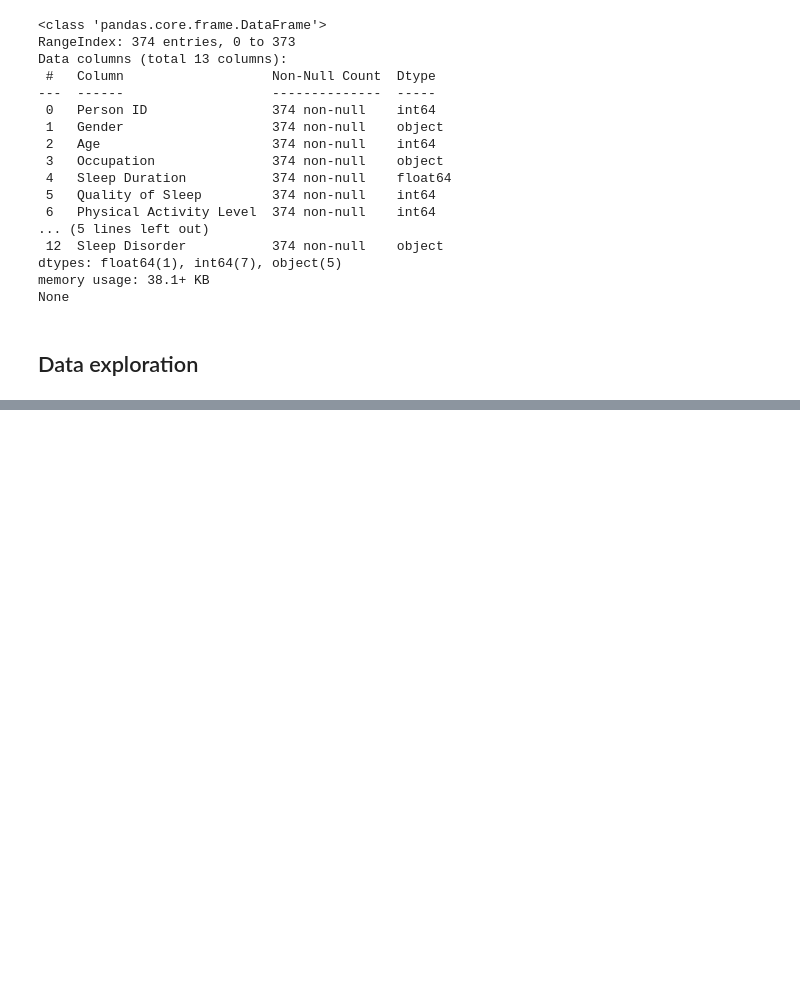
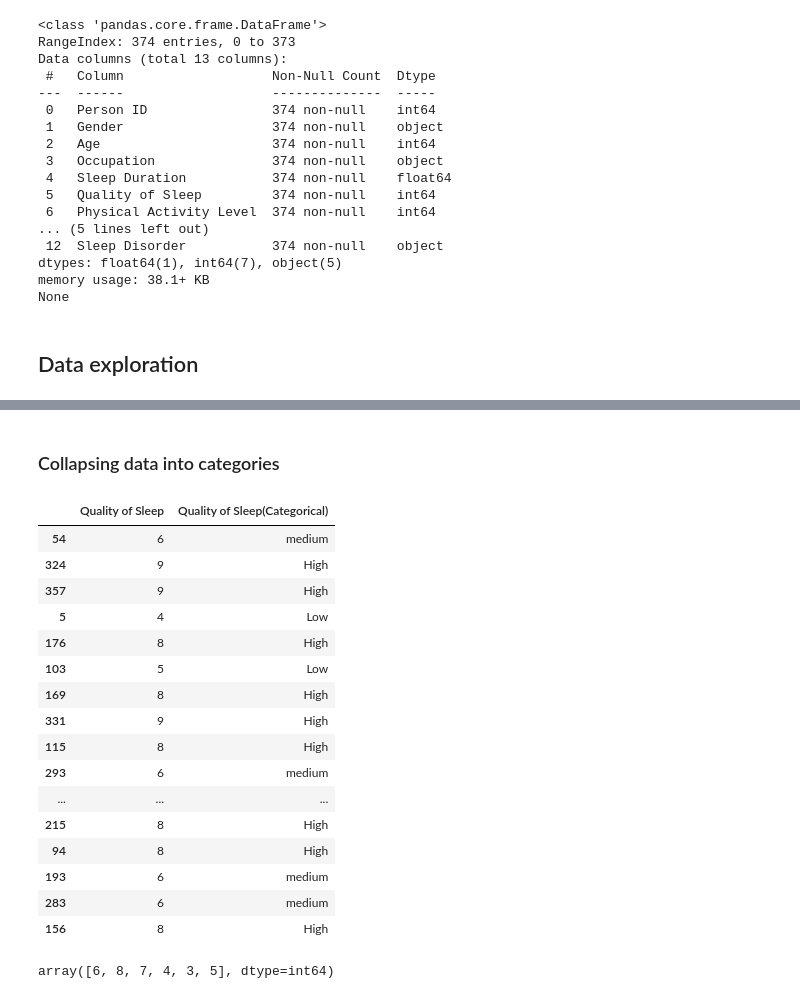
Before and after one commit to arnoldketer/Sleep-Insomnia, a Jupyter notebook: main.ipynb, the cells around one changed output, grey strips where cells are left out. Drawn from its saved outputs; the diff is of its cells as text; code cells hidden in the pictures; blank space fills up the shorter version.

```diff
--- a/main.ipynb
+++ b/main.ipynb
@@ -76,0 +119,29 @@ max                  90.000000      8.000000   86.000000  10000.000000
+# %% [markdown]
+### Collapsing data into categories
+# %%
+bin_edges=[0, 5, 7, 10]
+group_labels=['Low','medium','High']
+sleep_data['Quality of Sleep(Categorical)']=pd.cut(sleep_data['Quality of Sleep'], bins=bin_edges, labels=group_labels)
+sleep_data[['Quality of Sleep','Quality of Sleep(Categorical)']].sample(n=20)
+# %% [output]
+|  | Quality of Sleep | Quality of Sleep(Categorical) |
+| 54 | 6 | medium |
+| 324 | 9 | High |
+| 357 | 9 | High |
+| 5 | 4 | Low |
+| 176 | 8 | High |
+| 103 | 5 | Low |
+| 169 | 8 | High |
+| 331 | 9 | High |
+| 115 | 8 | High |
+| 293 | 6 | medium |
+| ... | ... | ... |
+| 215 | 8 | High |
+| 94 | 8 | High |
+| 193 | 6 | medium |
+| 283 | 6 | medium |
+| 156 | 8 | High |
+# %%
+sleep_data['Stress Level'].unique()
+# %% [output]
+array([6, 8, 7, 4, 3, 5], dtype=int64)
```
Also changed, not shown: parts of 15 cells of this notebook.
